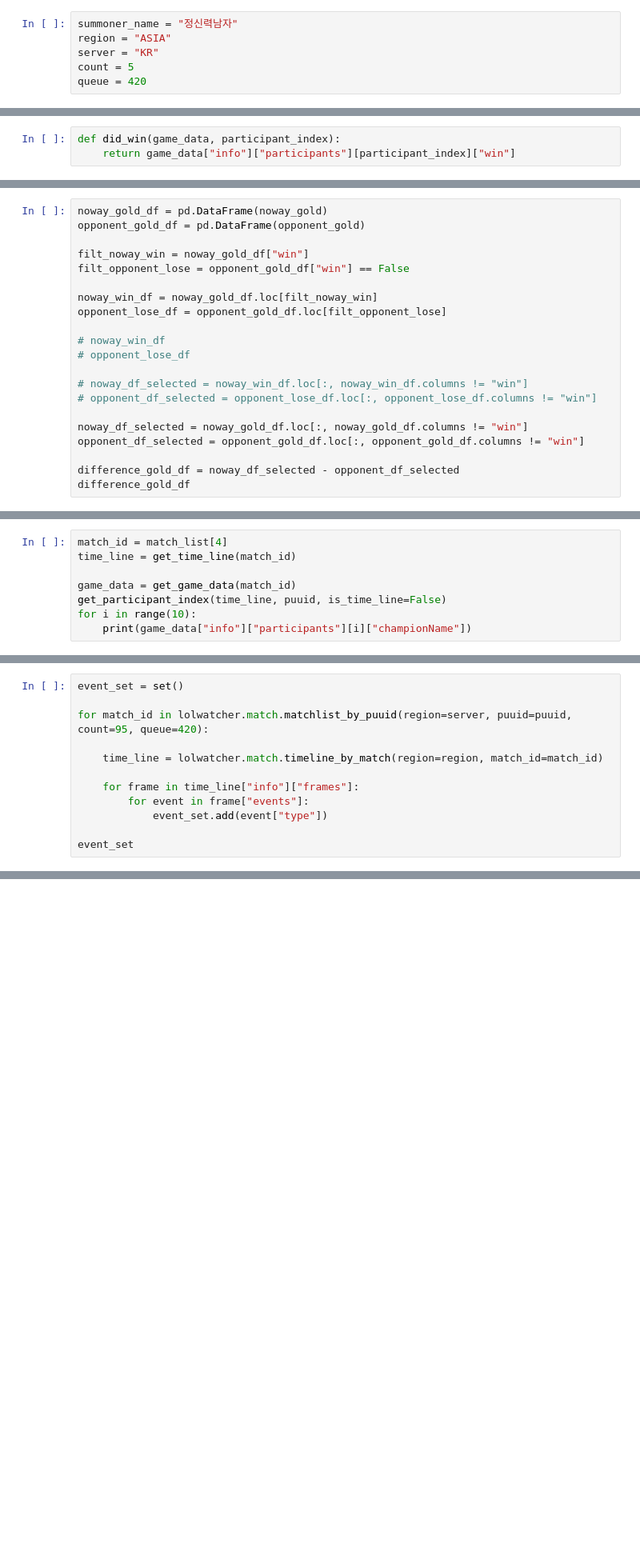
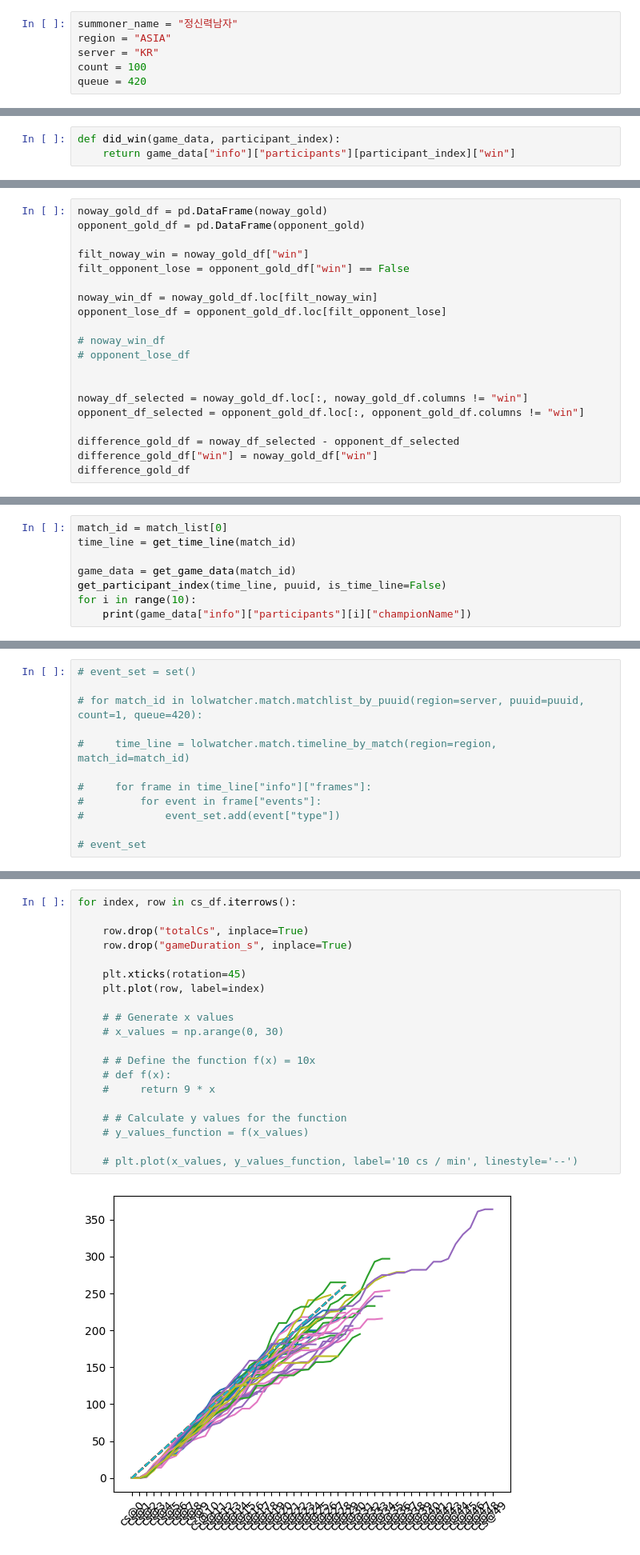
Before and after one commit to AaronBittel/LoLTracker, a Jupyter notebook: apps/frontend/time_line_testing.ipynb, the cells around one changed output, grey strips where cells are left out. Shown: that part at 80% size. Drawn from its saved outputs; the diff is of its cells as text; blank space fills up the shorter version.

Commit message:
tested cs / min stats and graphs

```diff
--- a/apps/frontend/time_line_testing.ipynb
+++ b/apps/frontend/time_line_testing.ipynb
@@ -14,7 +14,7 @@ lolwatcher = riotwatcher.LolWatcher(api_key=api_key)
 summoner_name = "정신력남자"
 region = "ASIA"
 server = "KR"
-count = 5
+count = 100
 queue = 420
 # %%
 puuid = lolwatcher.summoner.by_name(region=server, summoner_name=summoner_name)["puuid"]
@@ -107,11 +119,10 @@ opponent_lose_df = opponent_gold_df.loc[filt_opponent_lose]
 # noway_win_df
 # opponent_lose_df
 
-# noway_df_selected = noway_win_df.loc[:, noway_win_df.columns != "win"]
-# opponent_df_selected = opponent_lose_df.loc[:, opponent_lose_df.columns != "win"]
 
 noway_df_selected = noway_gold_df.loc[:, noway_gold_df.columns != "win"]
 opponent_df_selected = opponent_gold_df.loc[:, opponent_gold_df.columns != "win"]
 
 difference_gold_df = noway_df_selected - opponent_df_selected
+difference_gold_df["win"] = noway_gold_df["win"]
 difference_gold_df
@@ -216,5 +220,5 @@ for i in range(1, 6):
 # %%
-match_id = match_list[4]
+match_id = match_list[0]
 time_line = get_time_line(match_id)
 
 game_data = get_game_data(match_id)
@@ -352,12 +327,12 @@ plt.show()
 # %%
-event_set = set()
+# event_set = set()
 
-for match_id in lolwatcher.match.matchlist_by_puuid(region=server, puuid=puuid, count=95, queue=420):
+# for match_id in lolwatcher.match.matchlist_by_puuid(region=server, puuid=puuid, count=1, queue=420):
 
-    time_line = lolwatcher.match.timeline_by_match(region=region, match_id=match_id)
+#     time_line = lolwatcher.match.timeline_by_match(region=region, match_id=match_id)
 
-    for frame in time_line["info"]["frames"]:
-        for event in frame["events"]:
-            event_set.add(event["type"])
+#     for frame in time_line["info"]["frames"]:
+#         for event in frame["events"]:
+#             event_set.add(event["type"])
 
-event_set
+# event_set
@@ -400,0 +396,22 @@ event_set
+# %%
+for index, row in cs_df.iterrows():
+
+    row.drop("totalCs", inplace=True)
+    row.drop("gameDuration_s", inplace=True)
+
+    plt.xticks(rotation=45)
+    plt.plot(row, label=index)
+
+    # # Generate x values
+    # x_values = np.arange(0, 30)
+
+    # # Define the function f(x) = 10x
+    # def f(x):
+    #     return 9 * x
+
+    # # Calculate y values for the function
+    # y_values_function = f(x_values)
+
+    # plt.plot(x_values, y_values_function, label='10 cs / min', linestyle='--')
+# %% [output]
+[figure, added]
```
Also changed, not shown: parts of 19 cells of this notebook.
